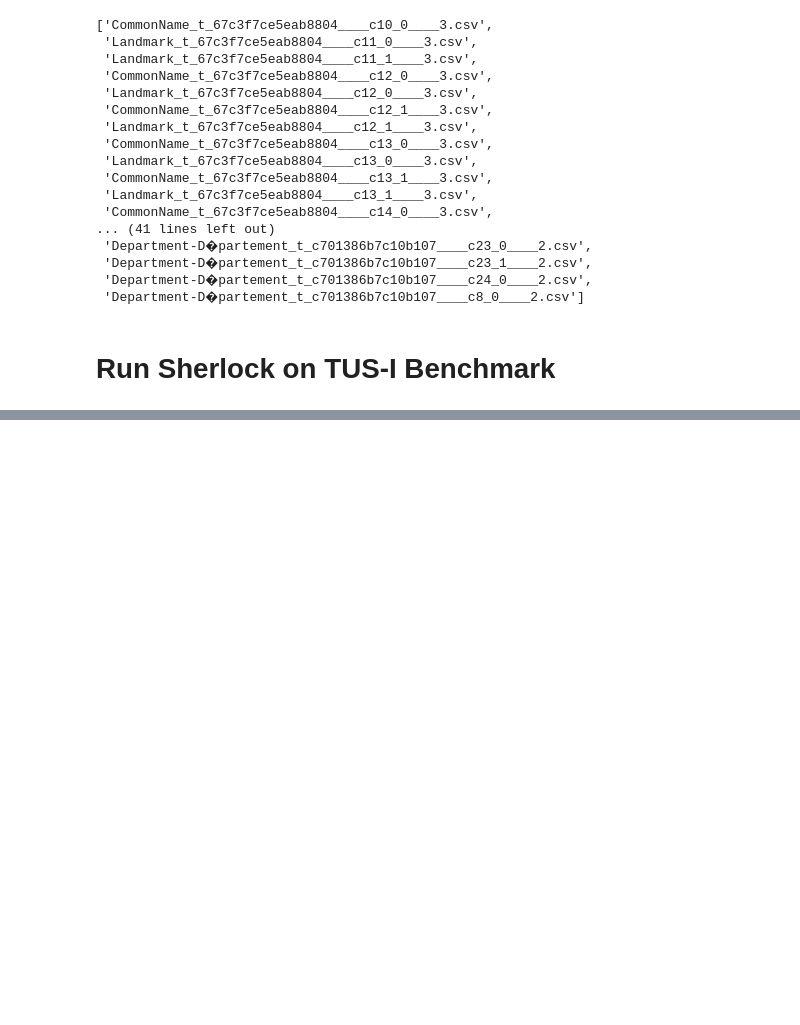
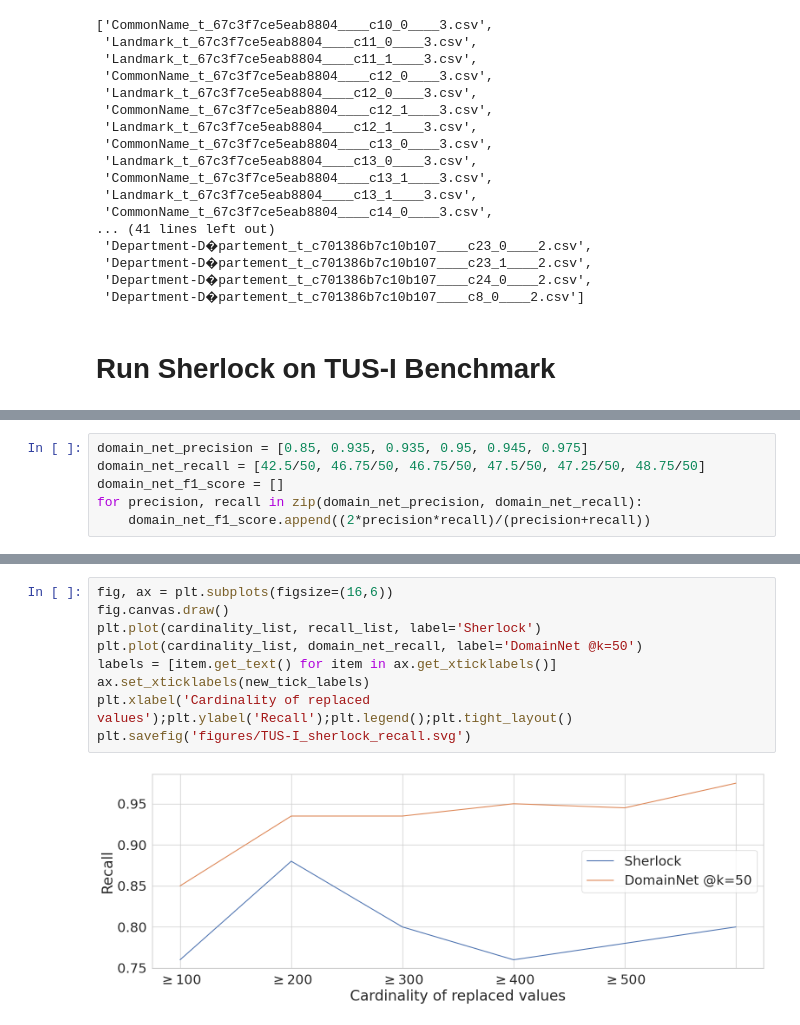
Before and after one commit to leventidis/sherlock-project, a Jupyter notebook: domain_net/homographs_using_sherlock.ipynb, the cells around one changed output, grey strips where cells are left out. Saved outputs shown, nothing was run; the diff lists cells and outputs as text; blank space fills up the shorter version.

```diff
--- a/domain_net/homographs_using_sherlock.ipynb
+++ b/domain_net/homographs_using_sherlock.ipynb
@@ -221,0 +211,6 @@ F1-Score: 0.012399256044637324
+# %%
+domain_net_precision = [0.85, 0.935, 0.935, 0.95, 0.945, 0.975]
+domain_net_recall = [42.5/50, 46.75/50, 46.75/50, 47.5/50, 47.25/50, 48.75/50]
+domain_net_f1_score = []
+for precision, recall in zip(domain_net_precision, domain_net_recall):
+    domain_net_f1_score.append((2*precision*recall)/(precision+recall))
@@ -221,0 +229,11 @@ F1-Score: 0.012399256044637324
+# %%
+fig, ax = plt.subplots(figsize=(16,6))
+fig.canvas.draw()
+plt.plot(cardinality_list, recall_list, label='Sherlock')
+plt.plot(cardinality_list, domain_net_recall, label='DomainNet @k=50')
+labels = [item.get_text() for item in ax.get_xticklabels()]
+ax.set_xticklabels(new_tick_labels)
+plt.xlabel('Cardinality of replaced values');plt.ylabel('Recall');plt.legend();plt.tight_layout()
+plt.savefig('figures/TUS-I_sherlock_recall.svg')
+# %% [output]
+[figure, added]
```
Also changed, not shown: parts of 8 cells of this notebook.
